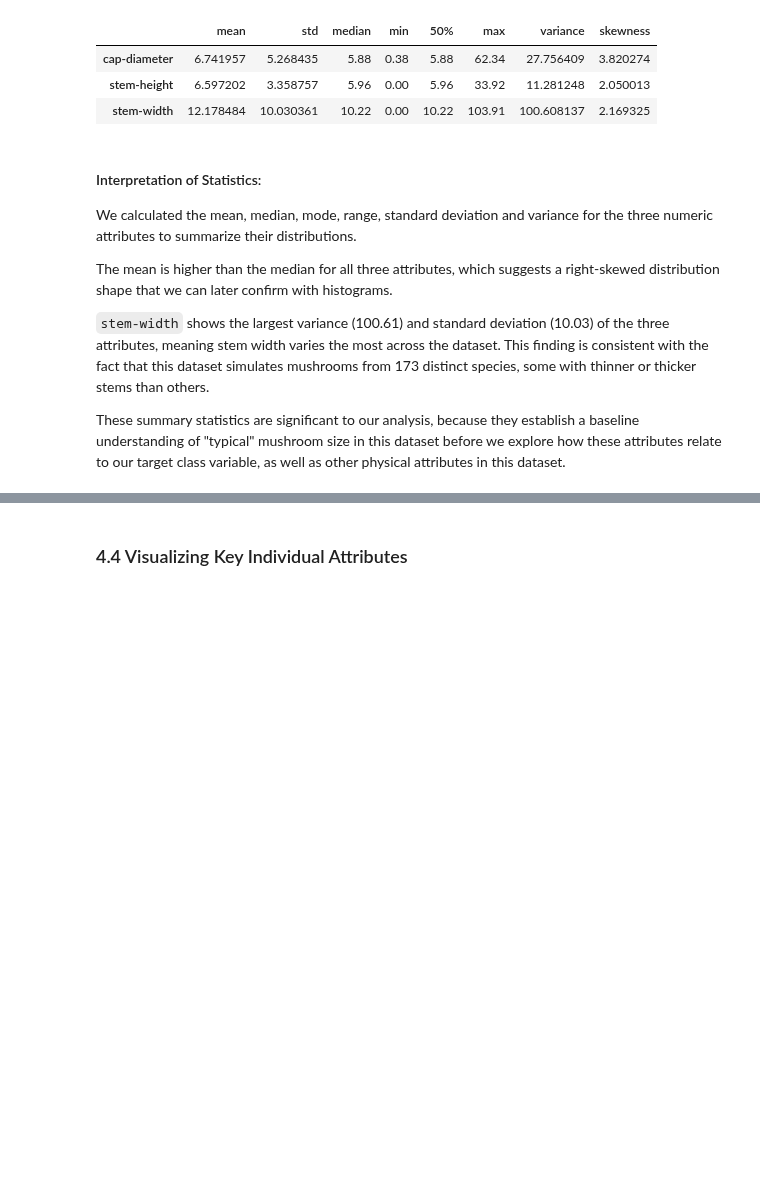
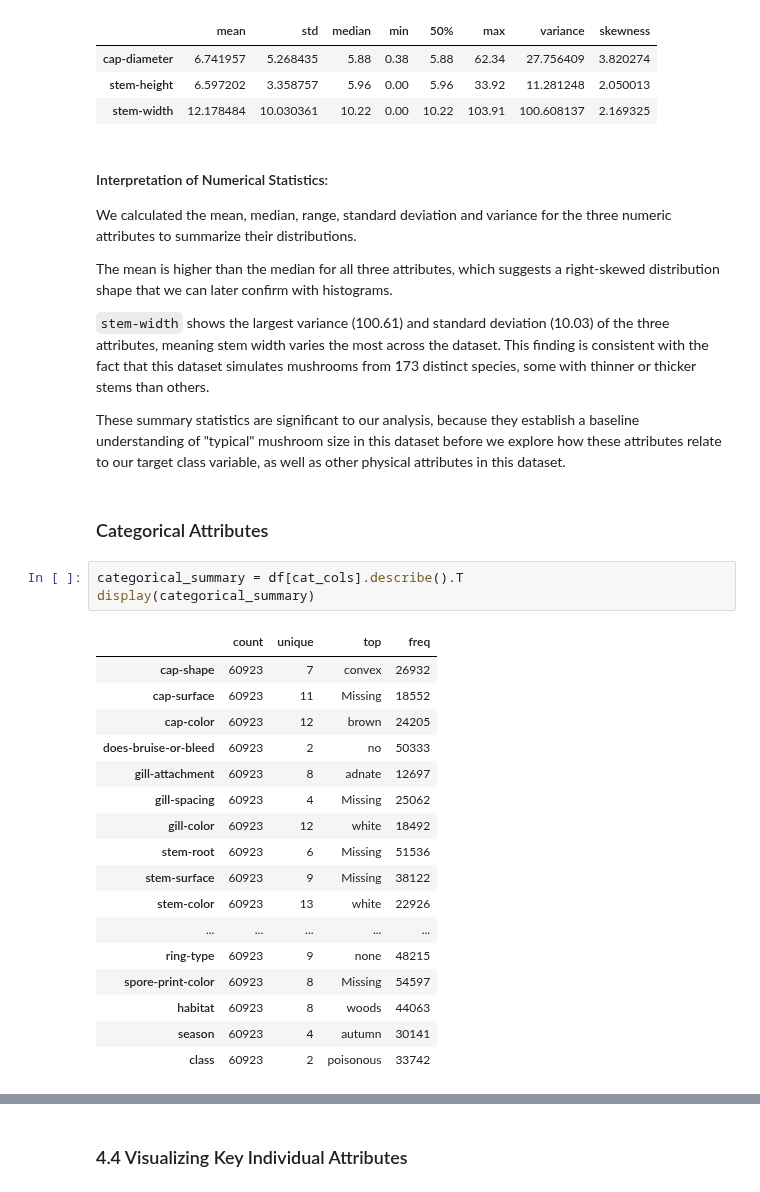
Before and after one commit to joshtsamuel41/7331-AI-1-Group-Project, a Jupyter notebook: Final Lab 1.ipynb, the cells around one changed output, grey strips where cells are left out. Drawn from its saved outputs; the diff is of its cells as text; blank space fills up the shorter version.

```diff
--- a/Final Lab 1.ipynb
+++ b/Final Lab 1.ipynb
@@ -247,11 +271,34 @@ stats_df[['mean', 'std', 'median', 'min', '50%', 'max', 'variance', 'skewness']]
 | stem-height | 6.597202 | 3.358757 | 5.96 | 0.00 | 5.96 | 33.92 | 11.281248 | 2.050013 |
 | stem-width | 12.178484 | 10.030361 | 10.22 | 0.00 | 10.22 | 103.91 | 100.608137 | 2.169325 |
 # %% [markdown]
-#### Interpretation of Statistics:
-We calculated the mean, median, mode, range, standard deviation and variance for the three numeric attributes to summarize their distributions.
+#### Interpretation of Numerical Statistics:
+We calculated the mean, median, range, standard deviation and variance for the three numeric attributes to summarize their distributions.
 
 The mean is higher than the median for all three attributes, which suggests a right-skewed distribution shape that we can later confirm with histograms.
 
 `stem-width` shows the largest variance (100.61) and standard deviation (10.03) of the three attributes, meaning stem width varies the most across the dataset. This finding is consistent with the fact that this dataset simulates mushrooms from 173 distinct species, some with thinner or thicker stems than others.
 
 These summary statistics are significant to our analysis, because they establish a baseline understanding of "typical" mushroom size in this dataset before we explore how these attributes relate to our target class variable, as well as other physical attributes in this dataset.
+# %% [markdown]
+### Categorical Attributes
+# %%
+categorical_summary = df[cat_cols].describe().T
+display(categorical_summary)
+# %% [output]
+|  | count | unique | top | freq |
+| cap-shape | 60923 | 7 | convex | 26932 |
+| cap-surface | 60923 | 11 | Missing | 18552 |
+| cap-color | 60923 | 12 | brown | 24205 |
+| does-bruise-or-bleed | 60923 | 2 | no | 50333 |
+| gill-attachment | 60923 | 8 | adnate | 12697 |
+| gill-spacing | 60923 | 4 | Missing | 25062 |
+| gill-color | 60923 | 12 | white | 18492 |
+| stem-root | 60923 | 6 | Missing | 51536 |
+| stem-surface | 60923 | 9 | Missing | 38122 |
+| stem-color | 60923 | 13 | white | 22926 |
+| ... | ... | ... | ... | ... |
+| ring-type | 60923 | 9 | none | 48215 |
+| spore-print-color | 60923 | 8 | Missing | 54597 |
+| habitat | 60923 | 8 | woods | 44063 |
+| season | 60923 | 4 | autumn | 30141 |
+| class | 60923 | 2 | poisonous | 33742 |
```
Also changed, not shown: parts of 26 cells of this notebook.
